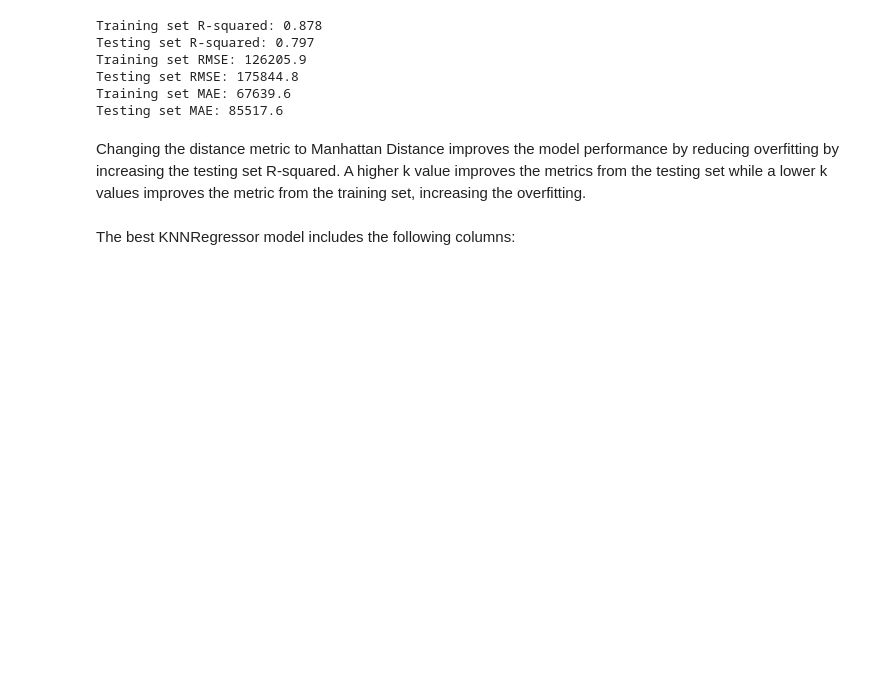
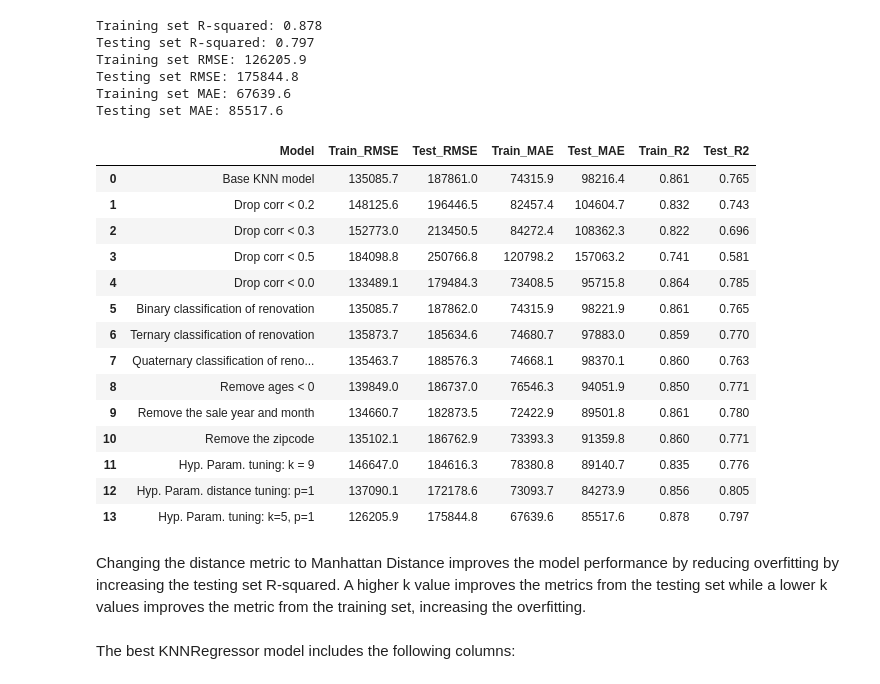
Before and after one commit to brunojrg/house-prices-project, a Jupyter notebook: Notebooks/knn-modelling.ipynb, the cells around one changed output. Drawn from its saved outputs; the diff is of its cells as text; code cells hidden in the pictures; blank space fills up the shorter version.

Commit message:
Update KNN model

```diff
--- a/Notebooks/knn-modelling.ipynb
+++ b/Notebooks/knn-modelling.ipynb
@@ -888,23 +1011,23 @@ Let's evaluate if changing the distance metric from Euclidian to Manhattan dista
 knn = KNeighborsRegressor(n_neighbors = 9, p=1)
 
 # Fit model
-knn.fit(X_train_scaled_dropped, y_train)
+knn.fit(X_train_scaled_10, y_train)
 
 # Evaluate our fit model
-y_train_scaled_pred = knn.predict(X_train_scaled_dropped)
-y_test_scaled_pred = knn.predict(X_test_scaled_dropped)
+y_train_scaled_pred_13 = knn.predict(X_train_scaled_10)
+y_test_scaled_pred_13 = knn.predict(X_test_scaled_10)
 
 # Calculate R-squared for training and testing sets
-print(f'Training set R-squared: {r2_score(y_train, y_train_scaled_pred):.3f}')
-print(f'Testing set R-squared: {r2_score(y_test, y_test_scaled_pred):.3f}')
+print(f'Training set R-squared: {r2_score(y_train, y_train_scaled_pred_13):.3f}')
+print(f'Testing set R-squared: {r2_score(y_test, y_test_scaled_pred_13):.3f}')
 
 # Calculate RMSE for training and testing sets
-print(f'Training set RMSE: {np.sqrt(mean_squared_error(y_train_scaled_pred, y_train)):.1f}')
-print(f'Testing set RMSE: {np.sqrt(mean_squared_error(y_test_scaled_pred, y_test)):.1f}') #ou então RMSE
+print(f'Training set RMSE: {np.sqrt(mean_squared_error(y_train_scaled_pred_13, y_train)):.1f}')
+print(f'Testing set RMSE: {np.sqrt(mean_squared_error(y_test_scaled_pred_13, y_test)):.1f}')
 
 # Calculate MAE for training and testing sets
-print(f'Training set MAE: {mean_absolute_error(y_train_scaled_pred, y_train):.1f}')
-print(f'Testing set MAE: {mean_absolute_error(y_test_scaled_pred, y_test):.1f}')
+print(f'Training set MAE: {mean_absolute_error(y_train_scaled_pred_13, y_train):.1f}')
+print(f'Testing set MAE: {mean_absolute_error(y_test_scaled_pred_13, y_test):.1f}')
 # %% [output]
 Training set R-squared: 0.856
 Testing set R-squared: 0.805
@@ -912,3 +1035,7 @@ Training set RMSE: 137090.1
 Testing set RMSE: 172178.6
 Training set MAE: 73093.7
 Testing set MAE: 84273.9
+# %%
+new_row = evaluate_model("Hyp. Param. distance tuning: p=1", y_train, y_train_scaled_pred_13, y_test, y_test_scaled_pred_13)
+metrics_df = pd.concat([metrics_df, new_row], ignore_index=True)
+metrics_df
@@ -917,23 +1059,23 @@ Testing set MAE: 84273.9
 knn = KNeighborsRegressor(n_neighbors = 5, p=1)
 
 # Fit model
-knn.fit(X_train_scaled_dropped, y_train)
+knn.fit(X_train_scaled_10, y_train)
 
 # Evaluate our fit model
-y_train_scaled_pred = knn.predict(X_train_scaled_dropped)
-y_test_scaled_pred = knn.predict(X_test_scaled_dropped)
+y_train_scaled_pred_14 = knn.predict(X_train_scaled_10)
+y_test_scaled_pred_14 = knn.predict(X_test_scaled_10)
 
 # Calculate R-squared for training and testing sets
-print(f'Training set R-squared: {r2_score(y_train, y_train_scaled_pred):.3f}')
-print(f'Testing set R-squared: {r2_score(y_test, y_test_scaled_pred):.3f}')
+print(f'Training set R-squared: {r2_score(y_train, y_train_scaled_pred_14):.3f}')
+print(f'Testing set R-squared: {r2_score(y_test, y_test_scaled_pred_14):.3f}')
 
 # Calculate RMSE for training and testing sets
-print(f'Training set RMSE: {np.sqrt(mean_squared_error(y_train_scaled_pred, y_train)):.1f}')
-print(f'Testing set RMSE: {np.sqrt(mean_squared_error(y_test_scaled_pred, y_test)):.1f}') #ou então RMSE
+print(f'Training set RMSE: {np.sqrt(mean_squared_error(y_train_scaled_pred_14, y_train)):.1f}')
+print(f'Testing set RMSE: {np.sqrt(mean_squared_error(y_test_scaled_pred_14, y_test)):.1f}')
 
 # Calculate MAE for training and testing sets
-print(f'Training set MAE: {mean_absolute_error(y_train_scaled_pred, y_train):.1f}')
-print(f'Testing set MAE: {mean_absolute_error(y_test_scaled_pred, y_test):.1f}')
+print(f'Training set MAE: {mean_absolute_error(y_train_scaled_pred_14, y_train):.1f}')
+print(f'Testing set MAE: {mean_absolute_error(y_test_scaled_pred_14, y_test):.1f}')
 # %% [output]
 Training set R-squared: 0.878
 Testing set R-squared: 0.797
@@ -941,6 +1083,26 @@ Training set RMSE: 126205.9
 Testing set RMSE: 175844.8
 Training set MAE: 67639.6
 Testing set MAE: 85517.6
+# %%
+new_row = evaluate_model("Hyp. Param. tuning: k=5, p=1", y_train, y_train_scaled_pred_14, y_test, y_test_scaled_pred_14)
+metrics_df = pd.concat([metrics_df, new_row], ignore_index=True)
+metrics_df
+# %% [output]
+|  | Model | Train_RMSE | Test_RMSE | Train_MAE | Test_MAE | Train_R2 | Test_R2 |
+| 0 | Base KNN model | 135085.7 | 187861.0 | 74315.9 | 98216.4 | 0.861 | 0.765 |
+| 1 | Drop corr < 0.2 | 148125.6 | 196446.5 | 82457.4 | 104604.7 | 0.832 | 0.743 |
+| 2 | Drop corr < 0.3 | 152773.0 | 213450.5 | 84272.4 | 108362.3 | 0.822 | 0.696 |
+| 3 | Drop corr < 0.5 | 184098.8 | 250766.8 | 120798.2 | 157063.2 | 0.741 | 0.581 |
+| 4 | Drop corr < 0.0 | 133489.1 | 179484.3 | 73408.5 | 95715.8 | 0.864 | 0.785 |
+| 5 | Binary classification of renovation | 135085.7 | 187862.0 | 74315.9 | 98221.9 | 0.861 | 0.765 |
+| 6 | Ternary classification of renovation | 135873.7 | 185634.6 | 74680.7 | 97883.0 | 0.859 | 0.770 |
+| 7 | Quaternary classification of reno... | 135463.7 | 188576.3 | 74668.1 | 98370.1 | 0.860 | 0.763 |
+| 8 | Remove ages < 0 | 139849.0 | 186737.0 | 76546.3 | 94051.9 | 0.850 | 0.771 |
+| 9 | Remove the sale year and month | 134660.7 | 182873.5 | 72422.9 | 89501.8 | 0.861 | 0.780 |
+| 10 | Remove the zipcode | 135102.1 | 186762.9 | 73393.3 | 91359.8 | 0.860 | 0.771 |
+| 11 | Hyp. Param. tuning: k = 9 | 146647.0 | 184616.3 | 78380.8 | 89140.7 | 0.835 | 0.776 |
+| 12 | Hyp. Param. distance tuning: p=1 | 137090.1 | 172178.6 | 73093.7 | 84273.9 | 0.856 | 0.805 |
+| 13 | Hyp. Param. tuning: k=5, p=1 | 126205.9 | 175844.8 | 67639.6 | 85517.6 | 0.878 | 0.797 |
 # %% [markdown]
 Changing the distance metric to Manhattan Distance improves the model performance by reducing overfitting by increasing the testing set R-squared. A higher k value improves the metrics from the testing set while a lower k values improves the metric from the training set, increasing the overfitting.
 # %% [markdown]
```
Also changed, not shown: parts of 44 cells of this notebook.
